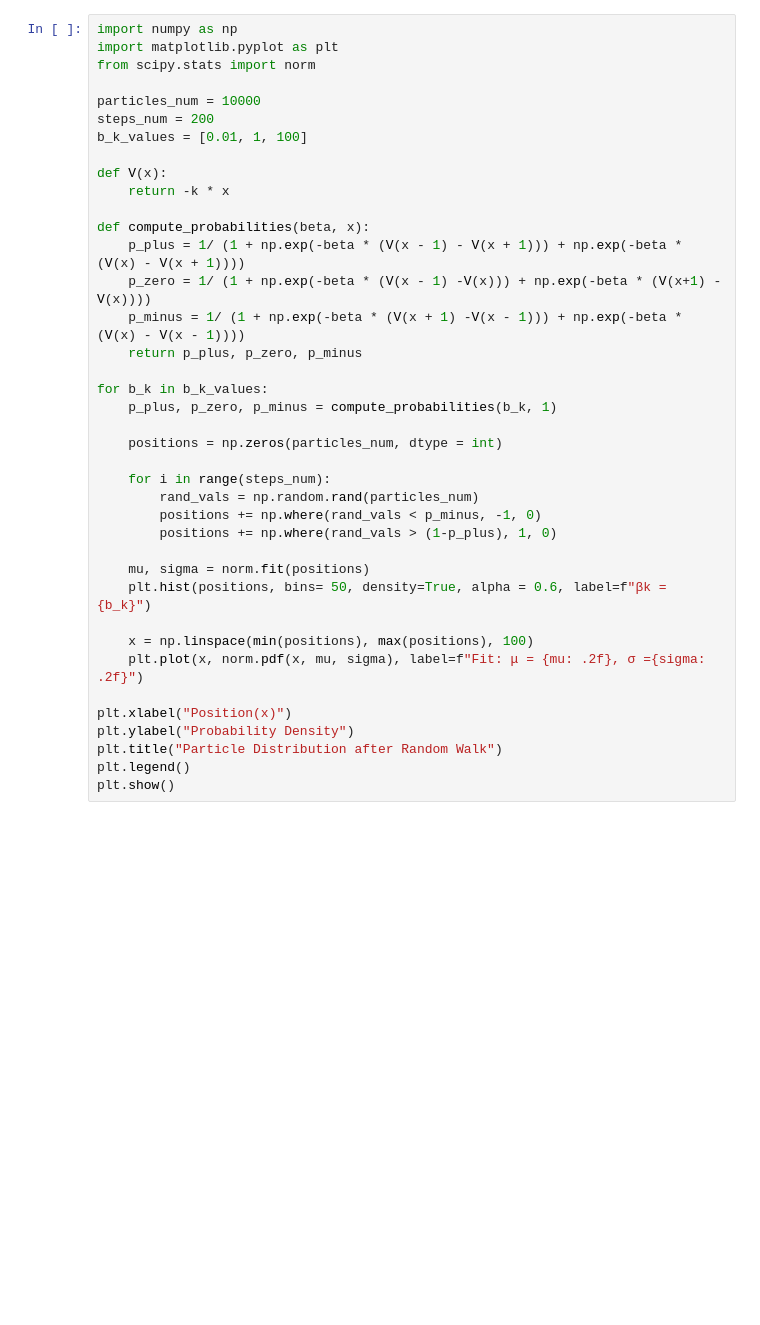
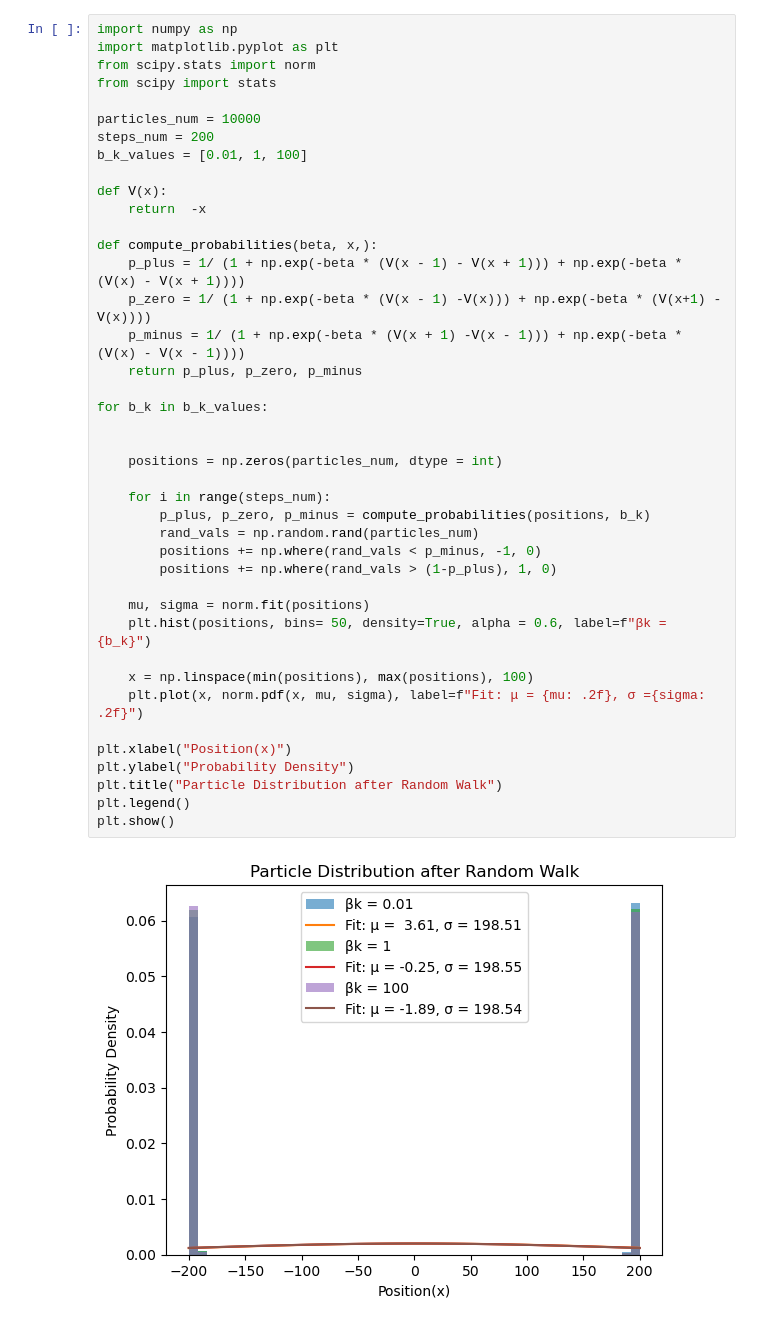
Before and after one commit to GaPaBaCa/Biofysikk-VitBet-GAS, a Jupyter notebook: 2) Warm up exercises.ipynb, the cells around one changed output. Cells and saved outputs as stored; diff of their text form; blank space fills up the shorter version.

```diff
--- a/2) Warm up exercises.ipynb
+++ b/2) Warm up exercises.ipynb
@@ -43,38 +43,42 @@ plt.show()
 import numpy as np
 import matplotlib.pyplot as plt
 from scipy.stats import norm
+from scipy import stats
 
 particles_num = 10000
 steps_num = 200
 b_k_values = [0.01, 1, 100]
 
 def V(x):
-    return -k * x
+    return  -x
 
-def compute_probabilities(beta, x):
+def compute_probabilities(beta, x,):
     p_plus = 1/ (1 + np.exp(-beta * (V(x - 1) - V(x + 1))) + np.exp(-beta * (V(x) - V(x + 1))))
     p_zero = 1/ (1 + np.exp(-beta * (V(x - 1) -V(x))) + np.exp(-beta * (V(x+1) - V(x))))
     p_minus = 1/ (1 + np.exp(-beta * (V(x + 1) -V(x - 1))) + np.exp(-beta * (V(x) - V(x - 1))))
     return p_plus, p_zero, p_minus
 
 for b_k in b_k_values:
-    p_plus, p_zero, p_minus = compute_probabilities(b_k, 1)
+
 
     positions = np.zeros(particles_num, dtype = int)
 
     for i in range(steps_num):
+        p_plus, p_zero, p_minus = compute_probabilities(positions, b_k)
         rand_vals = np.random.rand(particles_num)
         positions += np.where(rand_vals < p_minus, -1, 0)
         positions += np.where(rand_vals > (1-p_plus), 1, 0)
 
     mu, sigma = norm.fit(positions)
     plt.hist(positions, bins= 50, density=True, alpha = 0.6, label=f"βk = {b_k}")
 
     x = np.linspace(min(positions), max(positions), 100)
     plt.plot(x, norm.pdf(x, mu, sigma), label=f"Fit: μ = {mu: .2f}, σ ={sigma: .2f}")
 
 plt.xlabel("Position(x)")
 plt.ylabel("Probability Density")
 plt.title("Particle Distribution after Random Walk")
 plt.legend()
 plt.show()
+# %% [output]
+[figure, added]
```
Also changed, not shown: parts of 2 cells of this notebook.
